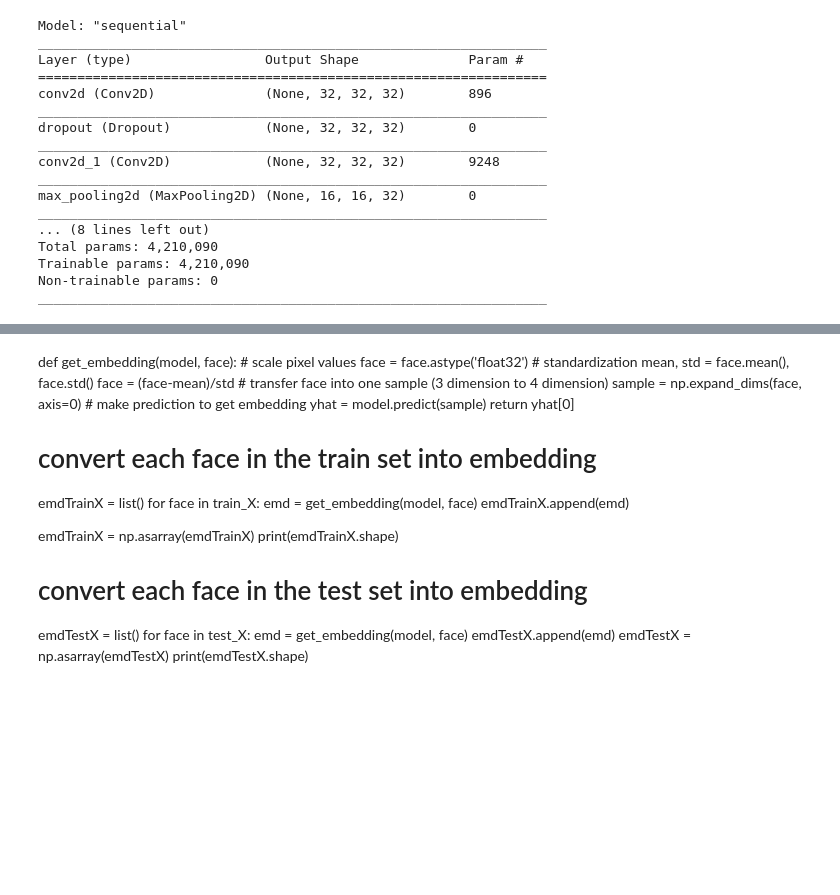
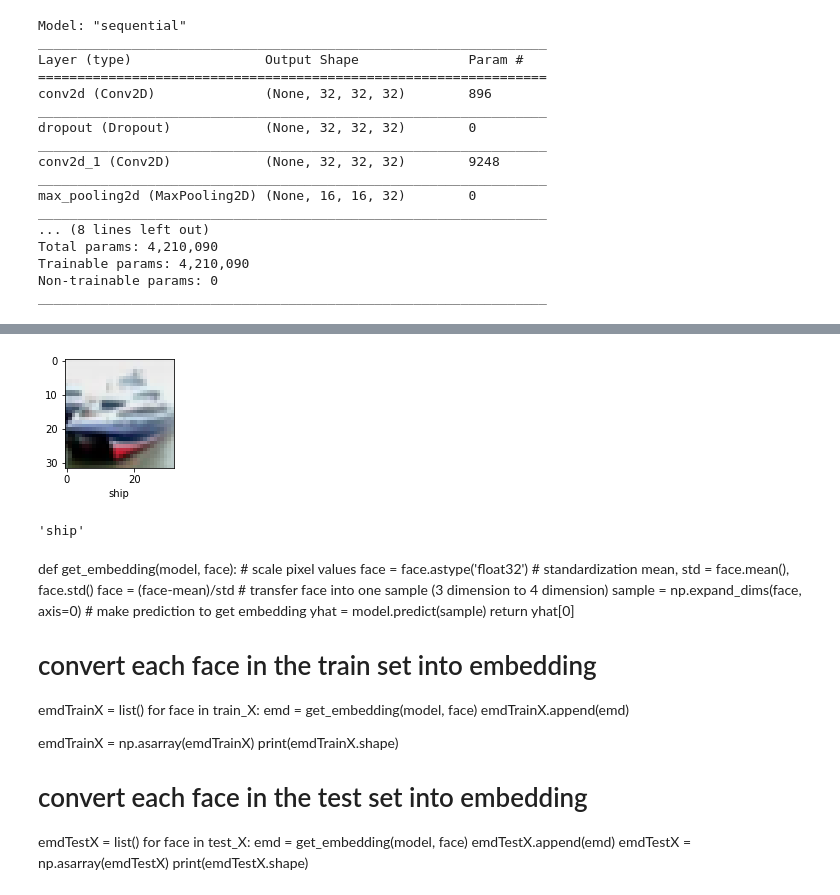
Before and after one commit to hpuma/CNN_CIFAR_FINAL, a Jupyter notebook: CSC4470-Cifar10-Image-Classification.ipynb, the cells around one changed output, grey strips where cells are left out. Saved outputs shown, nothing was run; the diff lists cells and outputs as text; code cells hidden in the pictures; blank space fills up the shorter version.

```diff
--- a/CSC4470-Cifar10-Image-Classification.ipynb
+++ b/CSC4470-Cifar10-Image-Classification.ipynb
@@ -100,10 +96,7 @@ _________________________________________________________________
 # %%
 #save it in your callback list
 callbacks_list = [tensorboard]
-
-model.fit(train_X,train_Y, callbacks=callbacks_list,
-    validation_data=(test_X,test_Y),
-    epochs=10,batch_size=32)
+model.fit(train_X, train_Y, callbacks=callbacks_list, validation_data=(test_X, test_Y), epochs=10, batch_size=32)
 # %% [output]
 Epoch 1/10
 Instructions for updating:
@@ -134,3 +190,13 @@ model.save("model1_cifar_10epoch.h5")
+# %%
+ntest_Y = test_Y.reshape(-1,)
+# %%
+test_index =  plot_sample(test_X, ntest_Y, 1)
+# %% [output]
+[figure, added]
+# %%
+classes[y_classes[1]]
+# %% [output]
+'ship'
 # %% [markdown]
 def get_embedding(model, face):
     # scale pixel values
```
Also changed, not shown: parts of 14 cells of this notebook, 23 other files.
